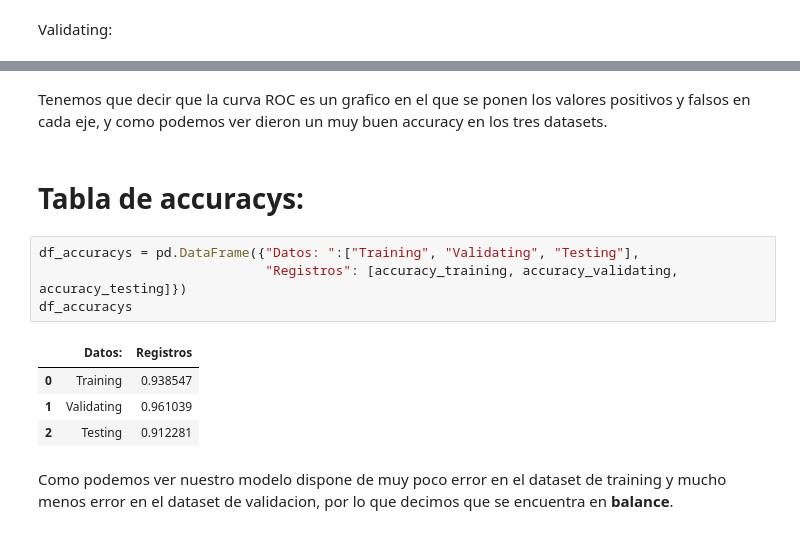
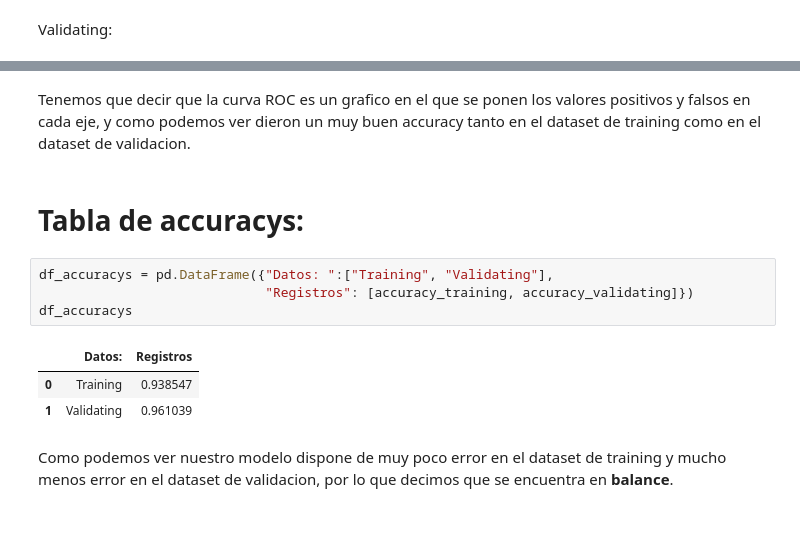
Before and after one commit to G4LF0/Evidencia1PortafolioDeAn-lisis, a Jupyter notebook: LogisticRegression.ipynb, the cells around one changed output, grey strips where cells are left out. Saved outputs shown, nothing was run; the diff lists cells and outputs as text.

```diff
--- a/LogisticRegression.ipynb
+++ b/LogisticRegression.ipynb
@@ -300,16 +384,15 @@ plt.show()
 # %% [markdown]
-Tenemos que decir que la curva ROC es un grafico en el que se ponen los valores positivos y falsos en cada eje, y como podemos ver dieron un muy buen accuracy en los tres datasets.
+Tenemos que decir que la curva ROC es un grafico en el que se ponen los valores positivos y falsos en cada eje, y como podemos ver dieron un muy buen accuracy tanto en el dataset de training como en el dataset de validacion.
 # %% [markdown]
 # **Tabla de accuracys:**
 # %%
-df_accuracys = pd.DataFrame({"Datos: ":["Training", "Validating", "Testing"],
-                             "Registros": [accuracy_training, accuracy_validating, accuracy_testing]})
+df_accuracys = pd.DataFrame({"Datos: ":["Training", "Validating"],
+                             "Registros": [accuracy_training, accuracy_validating]})
 df_accuracys
 # %% [output]
 |  | Datos: | Registros |
 | 0 | Training | 0.938547 |
 | 1 | Validating | 0.961039 |
-| 2 | Testing | 0.912281 |
 # %% [markdown]
 Como podemos ver nuestro modelo dispone de muy poco error en el dataset de training y mucho menos error en el dataset de validacion, por lo que decimos que se encuentra en **balance**.
 # %% [markdown]
```
Also changed, not shown: parts of 58 cells of this notebook.
